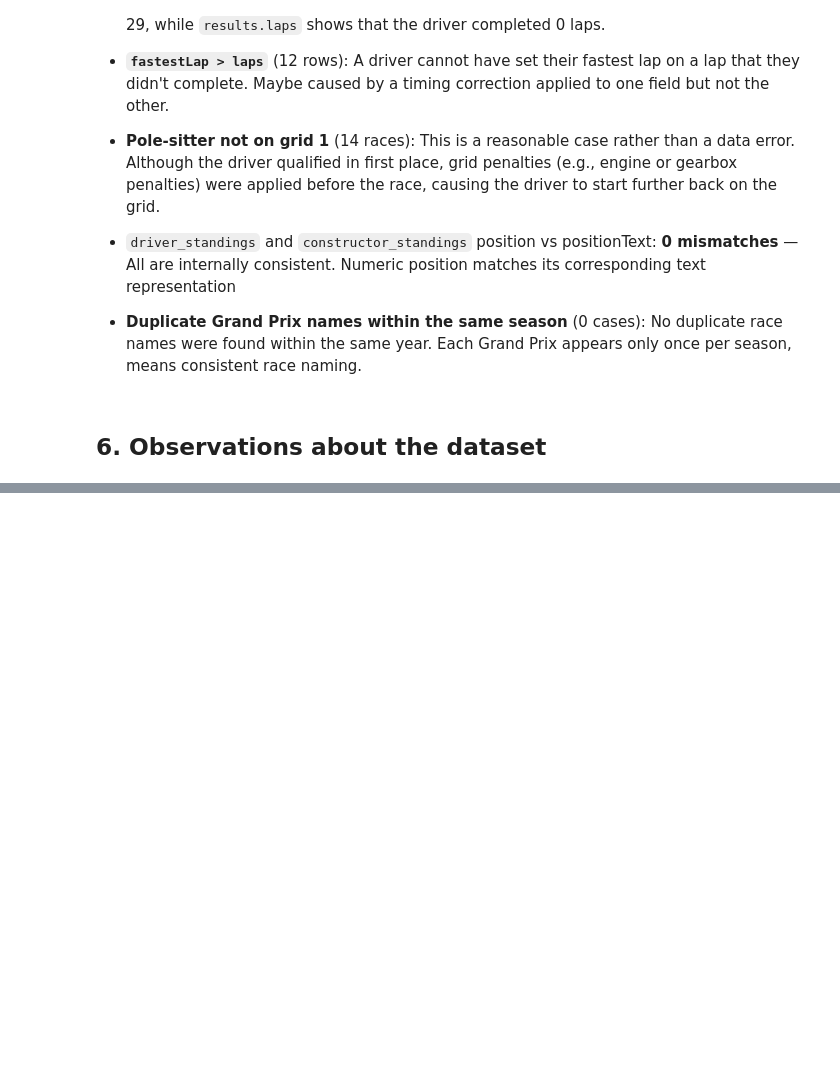
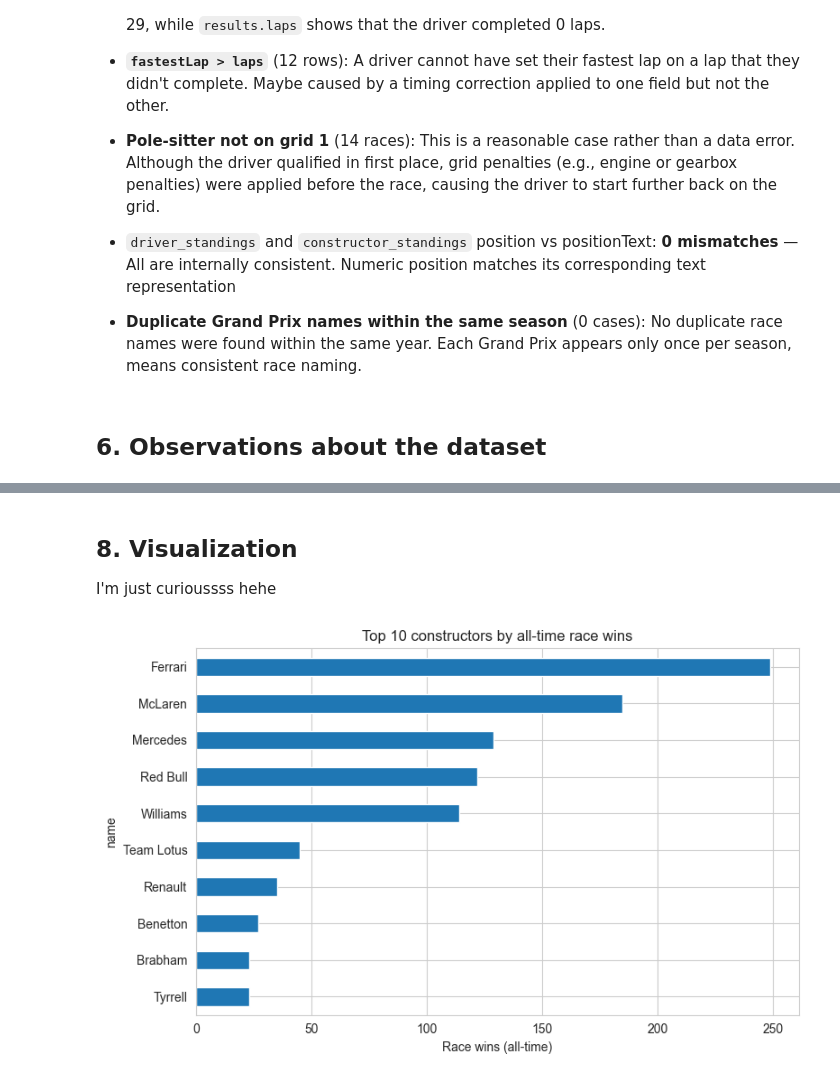
Before and after one commit to Phuwasinn/Internship, a Jupyter notebook: Day_8/data_exploration.ipynb, the cells around one changed output, grey strips where cells are left out. Saved outputs shown, nothing was run; the diff lists cells and outputs as text; code cells hidden in the pictures; blank space fills up the shorter version.

```diff
--- a/Day_8/data_exploration.ipynb
+++ b/Day_8/data_exploration.ipynb
@@ -708,0 +731,18 @@ For an example, one driver has a recorded pit stop on lap 29, while `results.lap
+# %% [markdown]
+## 8. Visualization
+
+I'm just curioussss hehe
+# %%
+constructors = dfs["constructors"]
+wins = results[results["position"] == 1].merge(constructors[["constructorId", "name"]], on="constructorId")
+
+fig, ax = plt.subplots(figsize=(8, 5))
+wins["name"].value_counts().head(10).plot(kind="barh", ax=ax)
+ax.invert_yaxis()
+ax.set_xlabel("Race wins (all-time)")
+ax.set_title("Top 10 constructors by all-time race wins")
+plt.tight_layout()
+plt.savefig("visualization/top_constructors_wins.png", dpi=120)
+plt.show()
+# %% [output]
+[figure, added]
```
Also changed, not shown: parts of 4 cells of this notebook, 2 other files.
